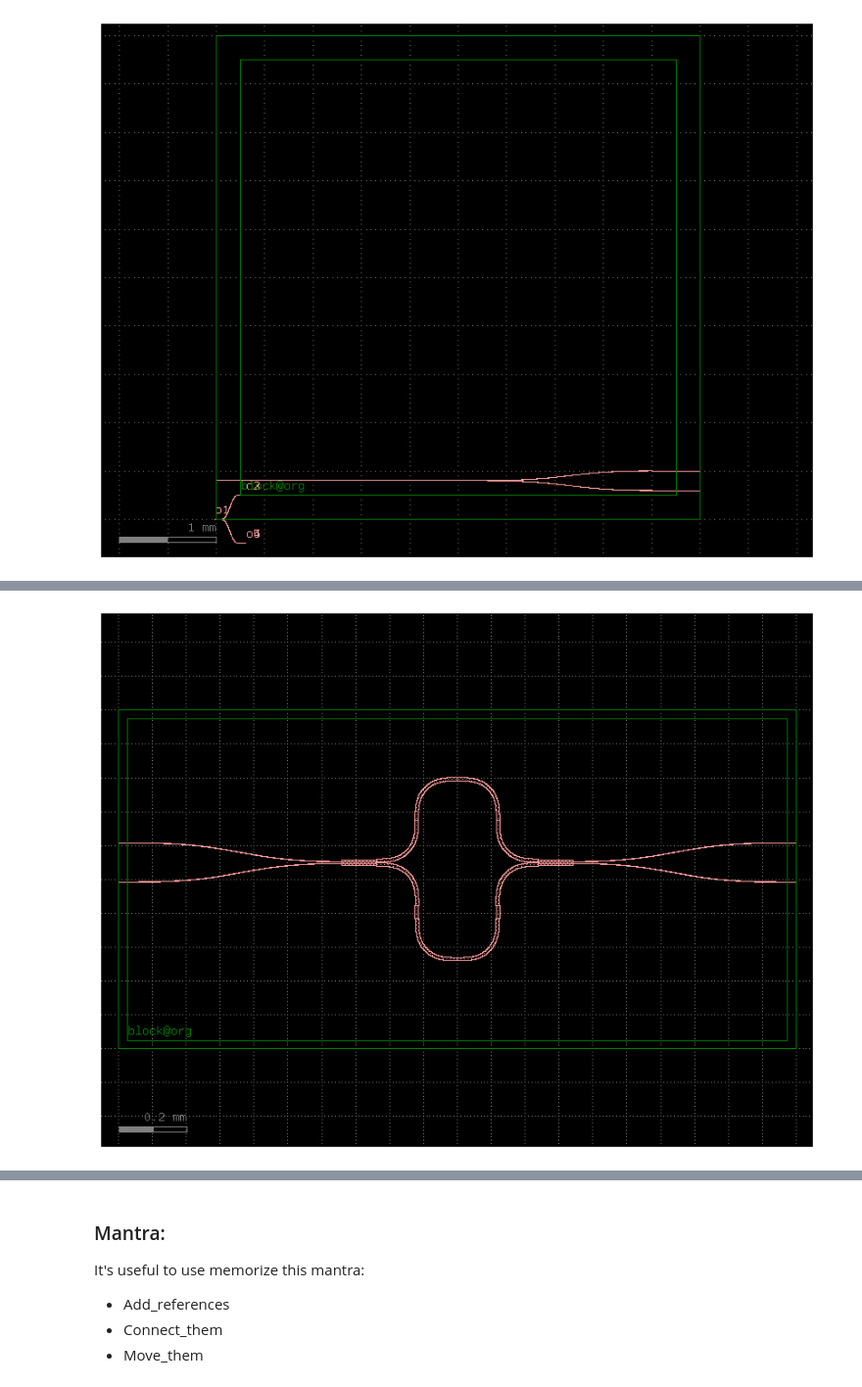
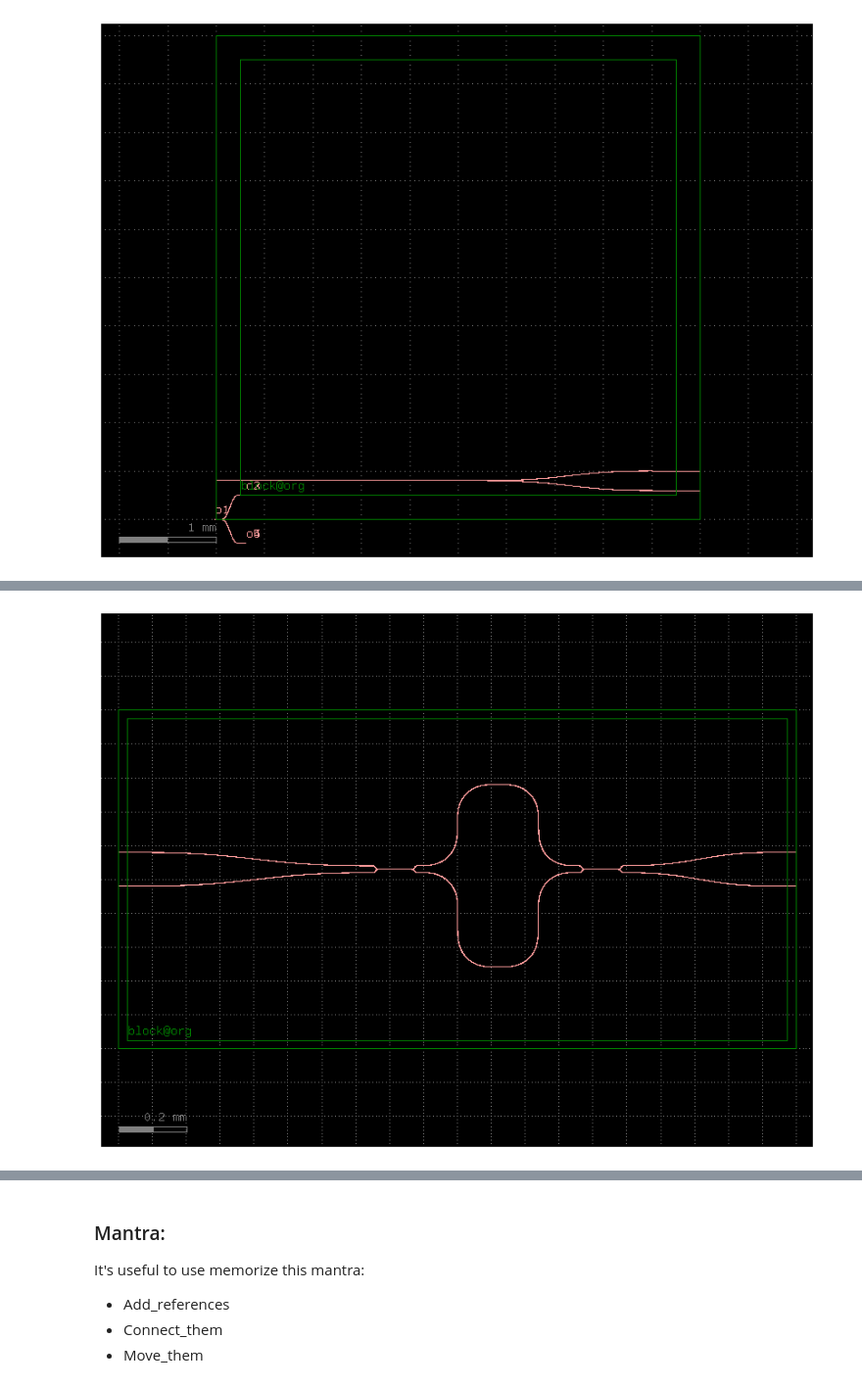
Before and after one commit to jfgimloz/cifoin-lab4, a Jupyter notebook: LAYOUT_Student.ipynb, the cells around one changed output, grey strips where cells are left out. Shown at 98% size. Drawn from its saved outputs; the diff is of its cells as text; code cells hidden in the pictures.

```diff
--- a/LAYOUT_Student.ipynb
+++ b/LAYOUT_Student.ipynb
@@ -135,0 +244,23 @@ component_library.show()
+# %%
+component_library = gf.Component()
+radius=20.0; gap=0.2; width=0.5; length=0;
+xs_strip = gf.cross_section.strip(width=width, layer="WG")
+
+b1 = component_library.add_ref(gf.components.bend_euler(radius=radius, angle=90, cross_section=xs_strip))
+b2 = component_library.add_ref(gf.components.bend_euler(radius=radius, angle=90, cross_section=xs_strip)).connect("o1", b1.ports["o2"])
+v_straight_right = component_library.add_ref(gf.components.straight(length=length, cross_section=xs_strip)).connect("o1", b2.ports["o2"])
+b3 = component_library.add_ref(gf.components.bend_euler(radius=radius, angle=90, cross_section=xs_strip)).connect("o1", v_straight_right.ports["o2"])
+b4 = component_library.add_ref(gf.components.bend_euler(radius=radius, angle=90, cross_section=xs_strip)).connect("o1", b3.ports["o2"])
+v_straight_left = component_library.add_ref(gf.components.straight(length=length, cross_section=xs_strip)).connect("o1", b4.ports["o2"])
+
+
+bus_length = 2 * radius + length
+v_straight = component_library.add_ref(gf.components.straight(length=bus_length, cross_section=xs_strip))
+
+y_bus = b1.ports["o1"].center[1] - (gap + width)
+x_bus = b4.ports["o1"].center[0]
+
+v_straight.dmovex(x_bus).dmovey(y_bus)
+
+component_library.plot()
+component_library.show()
@@ -530,11 +686,12 @@ DC_wafer = gf.Component()
 dieW = 1000
 dieL = 500
 border = 25
-xs = "strip"
+width=0.5
+xs = gf.cross_section.strip(width=width, layer="WG")
 
 die_ref = DC_wafer.add_ref(die(dieW=dieW, dieL=dieL, border=border, layer_box="FLOORPLAN"))
 
-cell_ref = DC_wafer.add_ref(DC_cell(length=50.0, gap=0.5, width=20)).dmovex(500).dmovey(250)
+cell_ref = DC_wafer.add_ref(DC_cell(length=50.0, gap=0.5, width=width)).dmovex(500).dmovey(250)
 
 strin1 = DC_wafer.add_ref(gf.components.straight(length=60, cross_section=xs)).dmovex(0).dmovey(cell_ref['o2'].dy + 60)
 strin2 = DC_wafer.add_ref(gf.components.straight(length=60, cross_section=xs)).dmovex(0).dmovey(cell_ref['o1'].dy - 60)
@@ -587,11 +745,12 @@ MMI_wafer.show()
 # %%
 MZI_wafer = gf.Component()
 
-dieW = 2000; dieL = 1000; border = 25; xs="strip"
+dieW = 2000; dieL = 1000; border = 25; width=0.5
+xs = gf.cross_section.strip(width=width, layer="WG")
 
 die_ref = MZI_wafer.add_ref(die(dieW=dieW, dieL=dieL, border=border, layer_box="FLOORPLAN")).dmovex(0).dmovey(-300)
 
-cell_ref = MZI_wafer.add_ref(MZI_cell(delta_length=40.0, radius=120.0, gap=0.5, length_dc=100.0, width=10, layer="WG")).dmovex(1000).dmovey(250)
+cell_ref = MZI_wafer.add_ref(MZI_cell(delta_length=40.0, radius=120.0, gap=0.5, length_dc=100.0, width=width, layer="WG")).dmovex(1000).dmovey(100)
 
 
 strin1 = MZI_wafer.add_ref(gf.components.straight(length=60, cross_section=xs)).dmovex(0).dmovey(cell_ref['o1'].dy + 60)
@@ -601,12 +760,12 @@ strout1 = MZI_wafer.add_ref(gf.components.straight(length=60, cross_section=xs))
 strout2 = MZI_wafer.add_ref(gf.components.straight(length=60, cross_section=xs)).drotate(180).dmovex(dieW).dmovey(cell_ref['o3'].dy - 60)
 
 # Conexiones de Entrada (Lado Izquierdo)
-gf.routing.route_single_sbend(MZI_wafer, port1=strin1['o2'], port2=cell_ref['o2'], cross_section='strip')
-gf.routing.route_single_sbend(MZI_wafer, port1=strin2['o2'], port2=cell_ref['o1'], cross_section='strip')
+gf.routing.route_single_sbend(MZI_wafer, port1=strin1['o2'], port2=cell_ref['o2'], cross_section=xs)
+gf.routing.route_single_sbend(MZI_wafer, port1=strin2['o2'], port2=cell_ref['o1'], cross_section=xs)
 
 # Conexiones de Salida (Lado Derecho)
-gf.routing.route_single_sbend(MZI_wafer, port2=cell_ref['o3'], port1=strout1['o2'], cross_section='strip')
-gf.routing.route_single_sbend(MZI_wafer, port2=cell_ref['o4'], port1=strout2['o2'], cross_section='strip')
+gf.routing.route_single_sbend(MZI_wafer, port2=cell_ref['o3'], port1=strout1['o2'], cross_section=xs)
+gf.routing.route_single_sbend(MZI_wafer, port2=cell_ref['o4'], port1=strout2['o2'], cross_section=xs)
 
 # ========================================================
 # PASO 5: Visualización
@@ -618,4 +777,4 @@ MZI_wafer.show()
-[figure, old version]
+[figure, new version]
 # %%
 RING_wafer = gf.Component()
 
```
Also changed, not shown: parts of 35 cells of this notebook.
